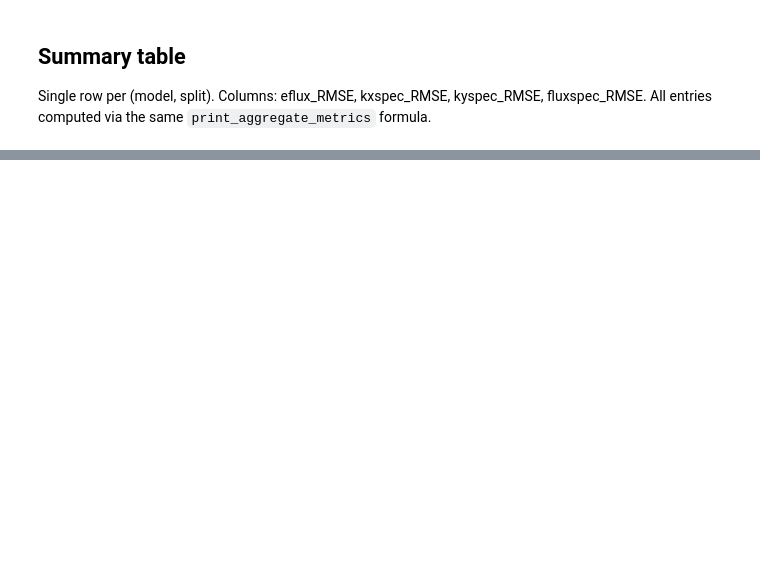
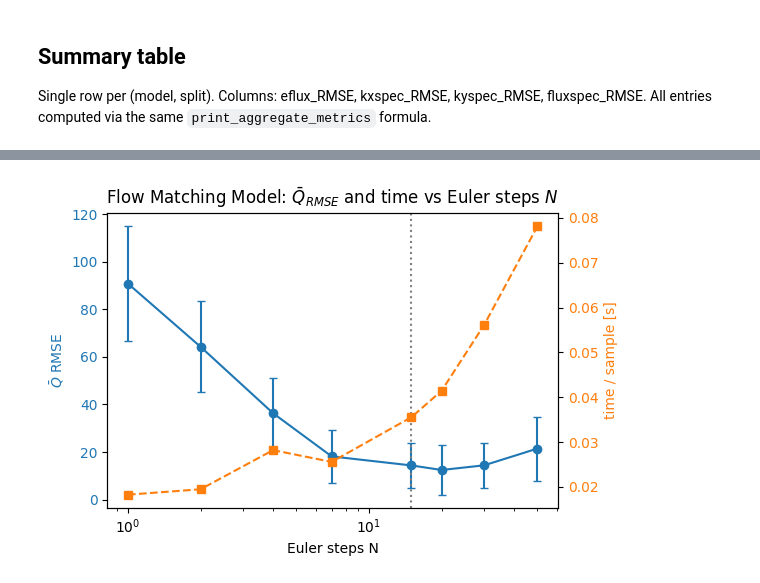
Before and after one commit to ml-jku/neural-gyrokinetics, a Jupyter notebook: notebooks/neurips_generate_table1.ipynb, the cells around one changed output, grey strips where cells are left out. Cells and saved outputs as stored; diff of their text form; code cells hidden in the pictures; blank space fills up the shorter version.

```diff
--- a/notebooks/neurips_generate_table1.ipynb
+++ b/notebooks/neurips_generate_table1.ipynb
@@ -13,23 +13,26 @@ Evaluate every generative model on the same ID + OOD trajectory split and produc
 %autoreload 2
 
 import os, sys
-os.environ["CUDA_VISIBLE_DEVICES"] = "3"
+os.environ["CUDA_VISIBLE_DEVICES"] = "2"
 os.environ["PYTORCH_CUDA_ALLOC_CONF"] = "expandable_segments:True"
 
 from pathlib import Path
 
-PROJECT_ROOT = "/home/u6eb/gutenbru.u6eb/plasmamodelling"
+PROJECT_ROOT = "/system/user/gutenbru/pl/plasmamodelling"
 for _p in (PROJECT_ROOT, os.path.join(PROJECT_ROOT, "notebooks")):
     if _p not in sys.path:
         sys.path.insert(0, _p)
 
 import torch
-from notebooks.neurips_generate_table1 import (
-    TRAJECTORIES_ID, TRAJECTORIES_OOD,
+from neurips_generate_table1 import (
+    TRAJECTORIES_ID, TRAJECTORIES_OOD, TRAJECTORIES_TEST,
     evaluate_vae, evaluate_vqvae, evaluate_ar,
-    evaluate_diff, evaluate_gyroswin,
+    evaluate_diff, evaluate_gyroswin, evaluate_gyroswin_new,
+    load_gyroswin_xxl_results,
+    evaluate_reconstruction, build_recon_table, format_recon_latex,
     build_summary_table,
 )
+
 
 torch.use_deterministic_algorithms(False)
 DEVICE = torch.device("cuda" if torch.cuda.is_available() else "cpu")
@@ -211,0 +545,61 @@ Diff probe (gen) ID          18.18         7023         2113          10.89
+# %%
+import matplotlib.pyplot as plt
+import pandas as pd
+from neurips_generate_table1 import evaluate_diff_n_sweep
+
+N_VALUES = [1, 2, 4, 7, 15, 20, 30, 50]
+
+def _diff_n_cache(n):
+    # N=15 reuses the canonical ID+OOD cache; other N values get their own
+    # ID+OOD namespace so they don't half-fill the main cache.
+    if n == N_DENOISING_STEPS:
+        return DIFF_CACHE
+    return RESULTS_DIR / f"diff_n{N_SAMPLES}_steps{n}_idood_v3.pt"
+
+# Build the diffusion runner ONCE and sweep N over N_VALUES. Per-N caches are
+# loaded directly when present; pending N's reuse the same loaded model.
+n_sweep = evaluate_diff_n_sweep(
+    DIFF_CKPT_DIR, AE_CHECKPOINT,
+    data_path=DATA_PREP,
+    n_denoising_steps_list=N_VALUES,
+    n_samples=N_SAMPLES, gen_batch_size=BATCH_SIZE,
+    output_path_fn=lambda n: str(_diff_n_cache(n)),
+    trajectories_test=TRAJECTORIES_TEST,
+    device=DEVICE,
+)
+
+ablation_rows = []
+for n in N_VALUES:
+    res = n_sweep[n]
+    row = build_summary_table({"diff_id": res["diff_id"]},
+                              with_diff_probes=False).iloc[0]
+    ablation_rows.append({
+        "N":                 n,
+        "eflux_RMSE":        float(row["eflux_RMSE"]),
+        "eflux_RMSE_std":    float(row["eflux_RMSE_std"]),
+        "time_per_sample_s": float(row["time_per_sample_s"]),
+    })
+
+ablation_df = pd.DataFrame(ablation_rows).set_index("N")
+print(ablation_df.to_string(float_format=lambda x: f"{x:.4g}"))
+
+fig, ax = plt.subplots(figsize=(6, 4))
+ax.errorbar(ablation_df.index, ablation_df["eflux_RMSE"],
+            yerr=ablation_df["eflux_RMSE_std"],
+            marker="o", color="C0", capsize=3, label=r"$\bar Q$ RMSE")
+ax.axvline(N_DENOISING_STEPS, color="grey", linestyle=":",
+           label=f"default N={N_DENOISING_STEPS}")
+ax.set_xscale("log")
+ax.set_xlabel("Euler steps N")
+ax.set_ylabel(r"$\bar Q$ RMSE", color="C0")
+ax.tick_params(axis="y", labelcolor="C0")
+ax2 = ax.twinx()
+ax2.plot(ablation_df.index, ablation_df["time_per_sample_s"],
+         marker="s", color="C1", linestyle="--")
+ax2.set_ylabel("time / sample [s]", color="C1")
+ax2.tick_params(axis="y", labelcolor="C1")
+ax.set_title(r"Flow Matching Model: $\bar Q_{RMSE}$ and time vs Euler steps $N$")
+fig.tight_layout()
+plt.show()
+ablation_df
+# %% [output]
@@ -211,0 +623 @@ Diff probe (gen) ID          18.18         7023         2113          10.89
+[figure, added]
```
Also changed, not shown: parts of 20 cells of this notebook, 11 other files.
